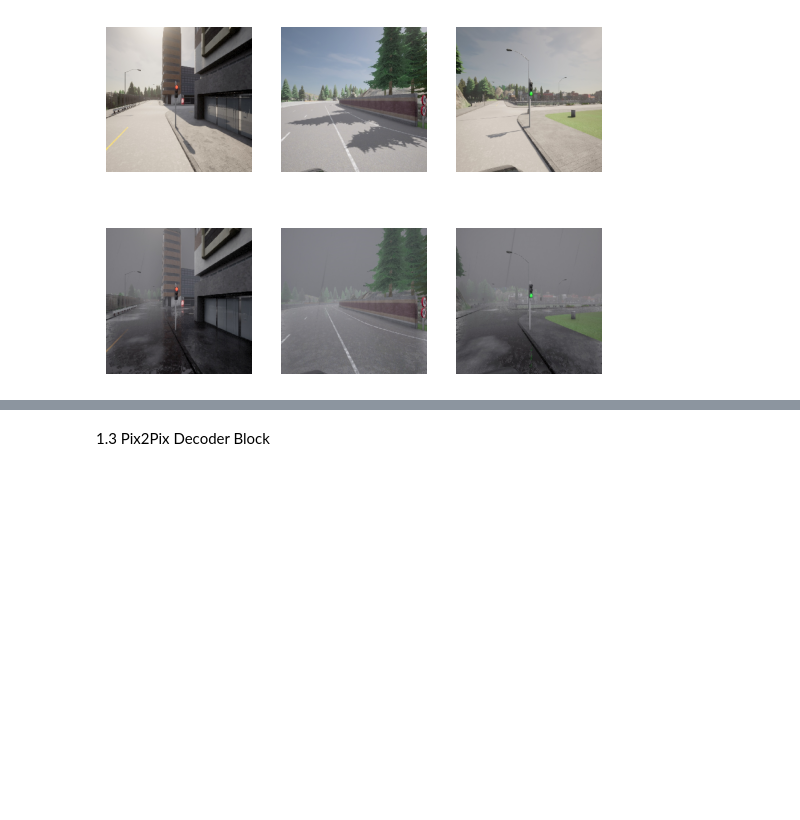
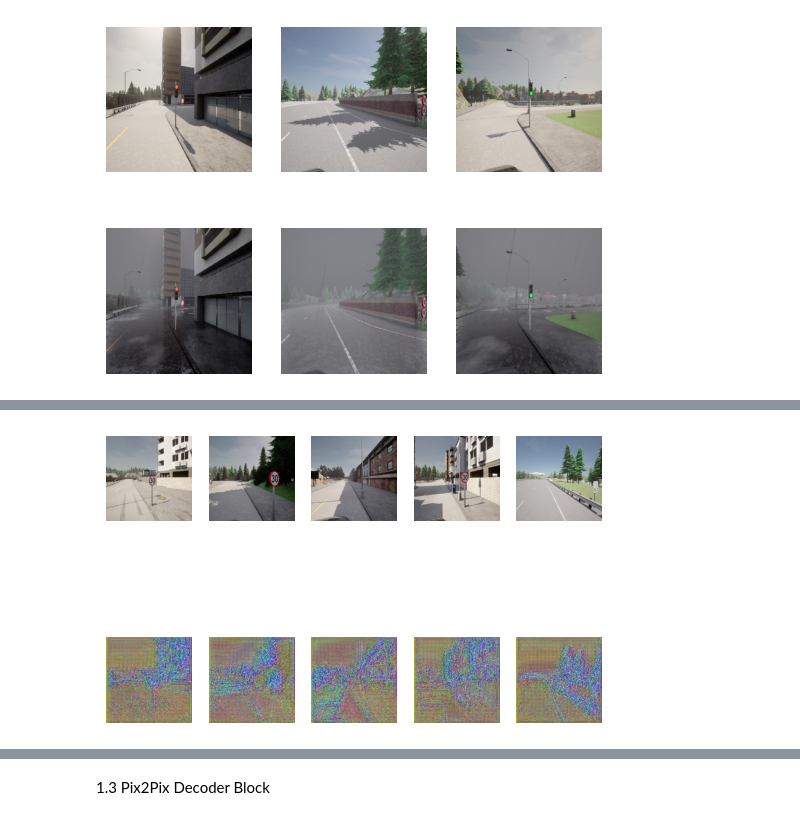
Before and after one commit to Creepo61/Data-Augmentation-using-GANs, a Jupyter notebook: seminar_gan.ipynb, the cells around one changed output, grey strips where cells are left out. Saved outputs shown, nothing was run; the diff lists cells and outputs as text; code cells hidden in the pictures; blank space fills up the shorter version.

```diff
--- a/seminar_gan.ipynb
+++ b/seminar_gan.ipynb
@@ -478,18 +522,19 @@ train_gan.cycle_gan(d_model_A, d_model_B, g_model_AtoB, g_model_BtoA, c_model_At
 # %%
- # select a sample of input images
+#dataset = load_dataset('cyclegan_ds.npz')# select a sample of input images
 trainA, trainB = dataset
-n_batch = 60
-n_patch = 60
+n_samples = 5
+n_batch = 5
+n_patch = 1
+
 X_realA, y_realA = generate_pictures.real.cycle_gan(trainA, n_batch, n_patch)
 X_realB, y_realB = generate_pictures.real.cycle_gan(trainB, n_batch, n_patch)
             # generate a batch of fake samples
 X_fakeA, y_fakeA = generate_pictures.fake.cycle_gan(g_model_BtoA, X_realB, n_patch)
 X_fakeB, y_fakeB = generate_pictures.fake.cycle_gan(g_model_AtoB, X_realA, n_patch)
 # update fakes from pool
-trainX = X_realA
-X_in, _ = generate_pictures.real.cycle_gan(trainX, n_samples, 0)
+X_in, _ = generate_pictures.real.cycle_gan(trainA, n_samples, 0)
 # generate translated images
-X_out, _ = generate_pictures.fake.cycle_gan(g_model, X_in, 0)
+X_out, _ = generate_pictures.fake.cycle_gan(g_model_AtoB, X_in, 0)
 # scale all pixels from [-1,1] to [0,1]
 X_in = (X_in + 1) / 2.0
 X_out = (X_out + 1) / 2.0
@@ -503,6 +548,6 @@ for i in range(n_samples):
     plt.subplot(2, n_samples, 1 + n_samples + i)
     plt.axis('off')
     plt.imshow(X_out[i])
-    pyplot.show()
+plt.show()
     # save plot to file
 # %% [output]
@@ -509,0 +557 @@ KeyboardInterrupt:
+[figure, added]
```
Also changed, not shown: parts of 9 cells of this notebook.
